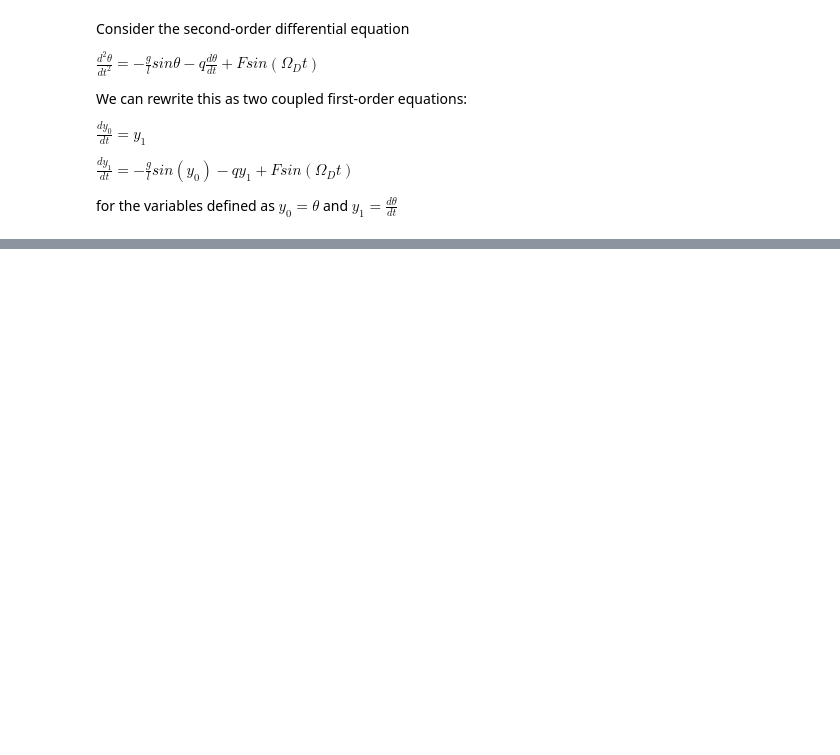
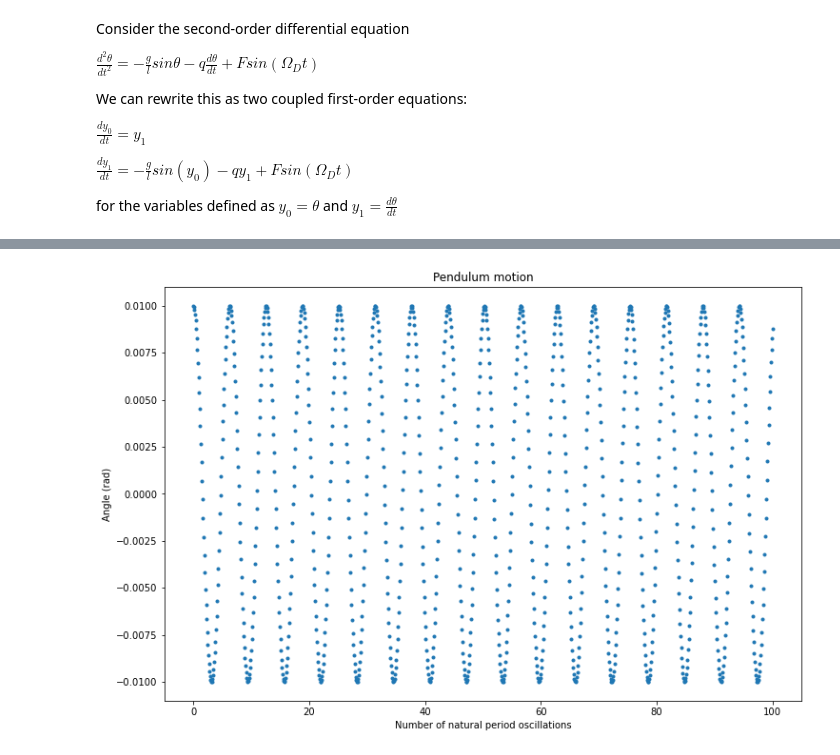
Before and after one commit to hsuchungchuan/Part-II-Computational-Physics, a Jupyter notebook: Exercise1_TheDrivenPendulum.ipynb, the cells around one changed output, grey strips where cells are left out. Saved outputs shown, nothing was run; the diff lists cells and outputs as text; code cells hidden in the pictures; blank space fills up the shorter version.

```diff
--- a/Exercise1_TheDrivenPendulum.ipynb
+++ b/Exercise1_TheDrivenPendulum.ipynb
@@ -37,0 +65,13 @@ omega0 = 0.0 # Initial angular velocity
+# %%
+# Plot the motion of the pendulum
+
+t = np.linspace(0, 100, 1000)
+theta, omega = pendulum_motion.sol(t)
+
+plt.figure(figsize=(12, 8))
+plt.plot(t, theta, '.')
+plt.xlabel('Number of natural period oscillations')
+plt.ylabel('Angle (rad)')
+plt.title('Pendulum motion');
+# %% [output]
+[figure, added]
```
Also changed, not shown: parts of 19 cells of this notebook, 1 other file.
